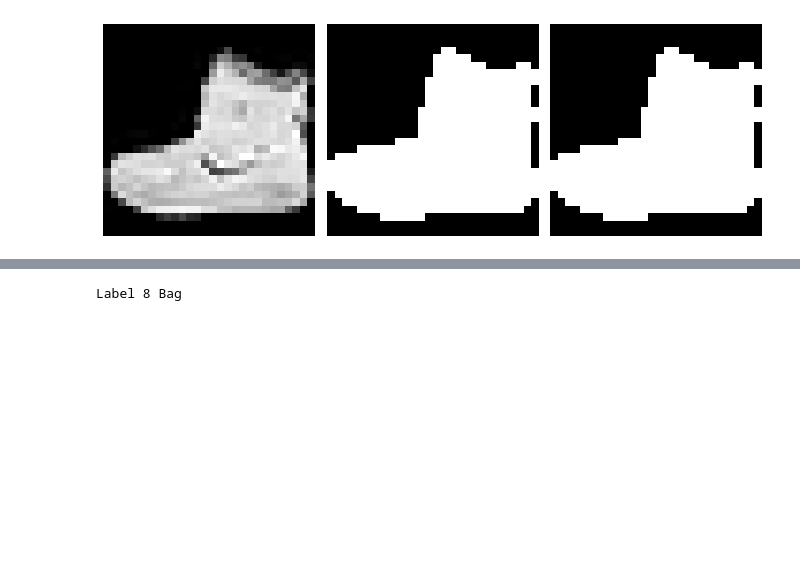
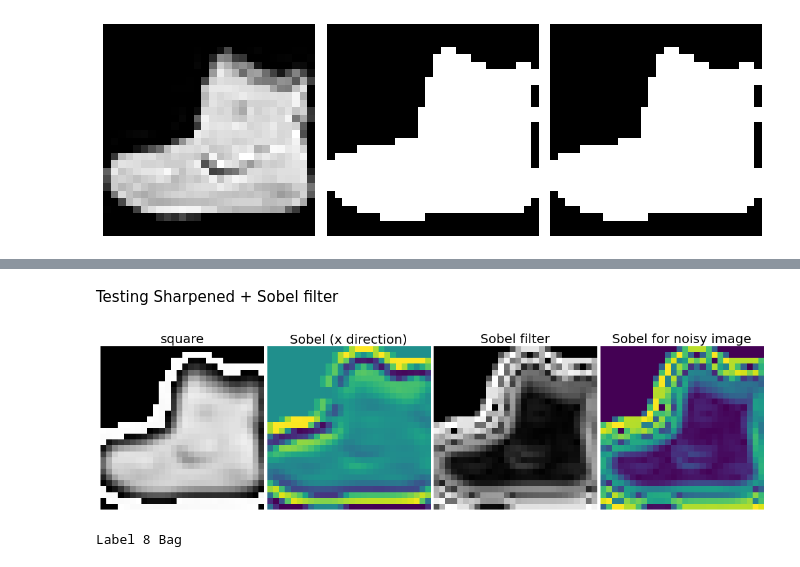
Before and after one commit to don3tan/MLCodingChallenge, a Jupyter notebook: FashionMNIST.ipynb, the cells around one changed output, grey strips where cells are left out. Cells and saved outputs as stored; diff of their text form; code cells hidden in the pictures; blank space fills up the shorter version.

Commit message:
Testing Sharpen data with Sobel filter

```diff
--- a/FashionMNIST.ipynb
+++ b/FashionMNIST.ipynb
@@ -138,3 +150,44 @@ plt.show()
+# %% [markdown]
+Testing Sharpened + Sobel filter
+# %%
+sharpened_test = sharpened.astype('float')
+
+sx = ndimage.sobel(sharpened_test, axis=0, mode='constant')
+sy = ndimage.sobel(sharpened_test, axis=1, mode='constant')
+sob = np.hypot(sx, sy)
+
+plt.figure(figsize=(16, 5))
+plt.subplot(141)
+plt.imshow(sharpened_test, cmap=plt.cm.gray)
+plt.axis('off')
+plt.title('square', fontsize=20)
+plt.subplot(142)
+plt.imshow(sx)
+plt.axis('off')
+plt.title('Sobel (x direction)', fontsize=20)
+plt.subplot(143)
+plt.imshow(sob, cmap='gray')
+plt.axis('off')
+plt.title('Sobel filter', fontsize=20)
+
+sharpened_test += 0.07*np.random.random((28,28))
+
+sx = ndimage.sobel(sharpened_test, axis=0, mode='constant')
+sy = ndimage.sobel(sharpened_test, axis=1, mode='constant')
+sob = np.hypot(sx, sy)
+
+plt.subplot(144)
+plt.imshow(sob)
+plt.axis('off')
+plt.title('Sobel for noisy image', fontsize=20)
+
+
+
+plt.subplots_adjust(wspace=0.02, hspace=0.02, top=1, bottom=0, left=0, right=0.9)
+
+plt.show()
+# %% [output]
+[figure, added]
 # %%
 image_2, label_2 = train_dataset[99]
 imshow(np.asarray(image_2),cmap='gray')
```
Also changed, not shown: parts of 8 cells of this notebook.
